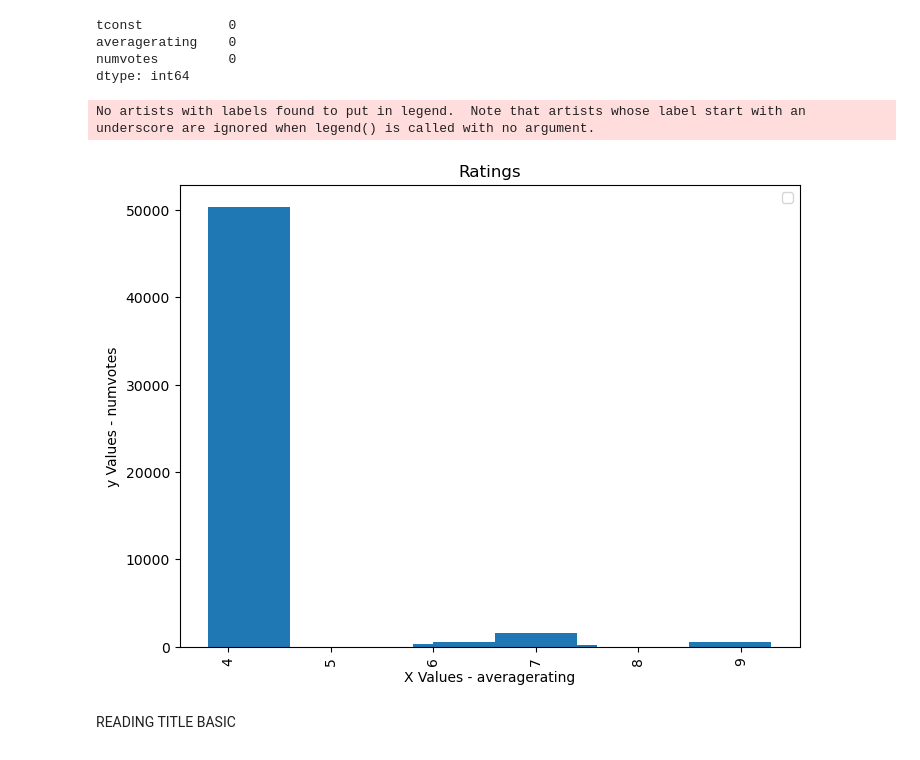
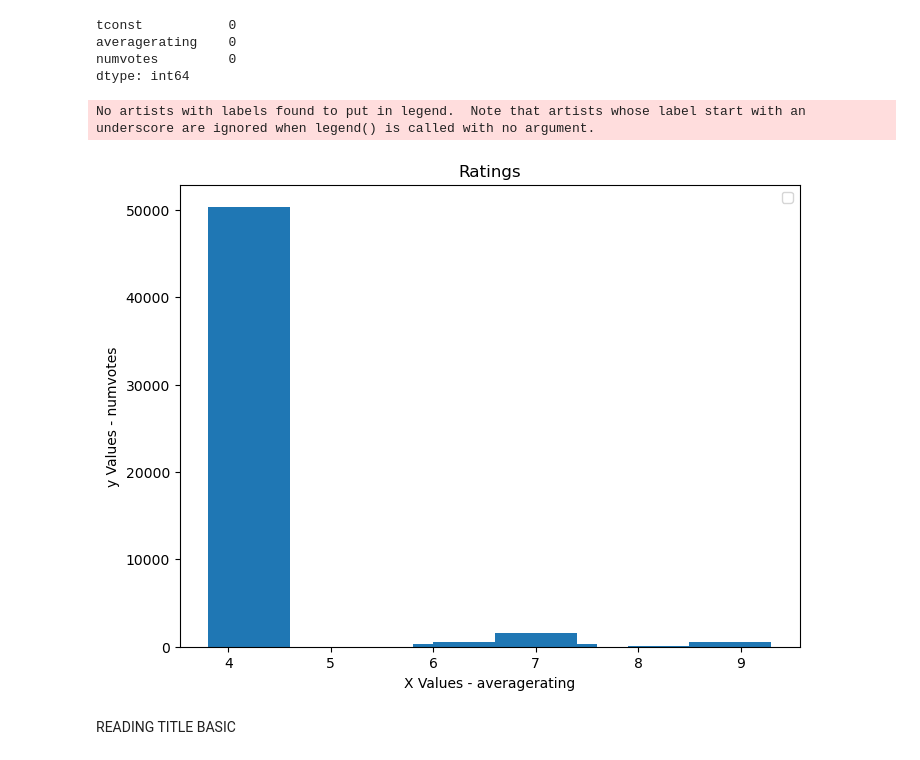
Before and after one commit to mercyodino/project1, a Jupyter notebook: index.ipynb, the cells around one changed output. Saved outputs shown, nothing was run; the diff lists cells and outputs as text; code cells hidden in the pictures.

```diff
--- a/index.ipynb
+++ b/index.ipynb
@@ -354,29 +354,29 @@ dtype: int64
 # %%
 #plotting a bargraph to look at the ratings
 
 plt.figure(figsize=(8,6))
 
 # df['new_alone_genres'] =df['genres'].str.split(',')
 # df =df .explode('new_alone_genres')
 
 x = title_ratings['averagerating'].head(10)
 y = title_ratings['numvotes'].head(10)
 
 # Use the bar() function to create a plot using the above values of x and y. Add a label.
 plt.bar(x, y)
 
 plt.xlabel('X Values - averagerating')
 plt.ylabel('y Values - numvotes')
 
 plt.title('Ratings')
 plt.legend()
-plt.xticks(rotation=90)
+plt.xticks(rotation=0)
 
 # Output the final plot
 plt.show()
 # %% [output]
 No artists with labels found to put in legend.  Note that artists whose label start with an underscore are ignored when legend() is called with no argument.
-[figure, old version]
+[figure, new version]
 # %% [markdown]
 READING TITLE BASIC
 # %%
```
Also changed, not shown: parts of 2 cells of this notebook, 1 other file.
